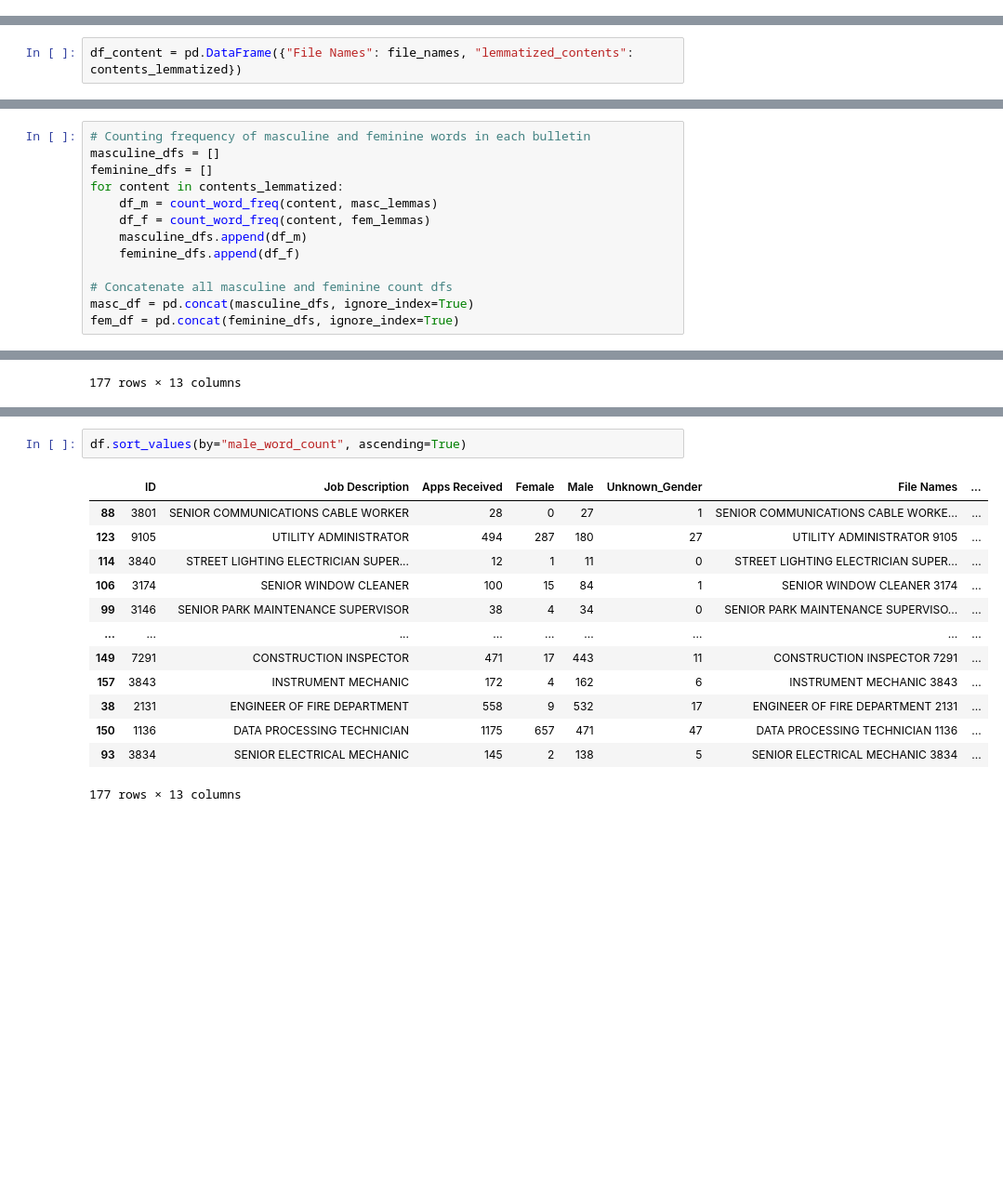
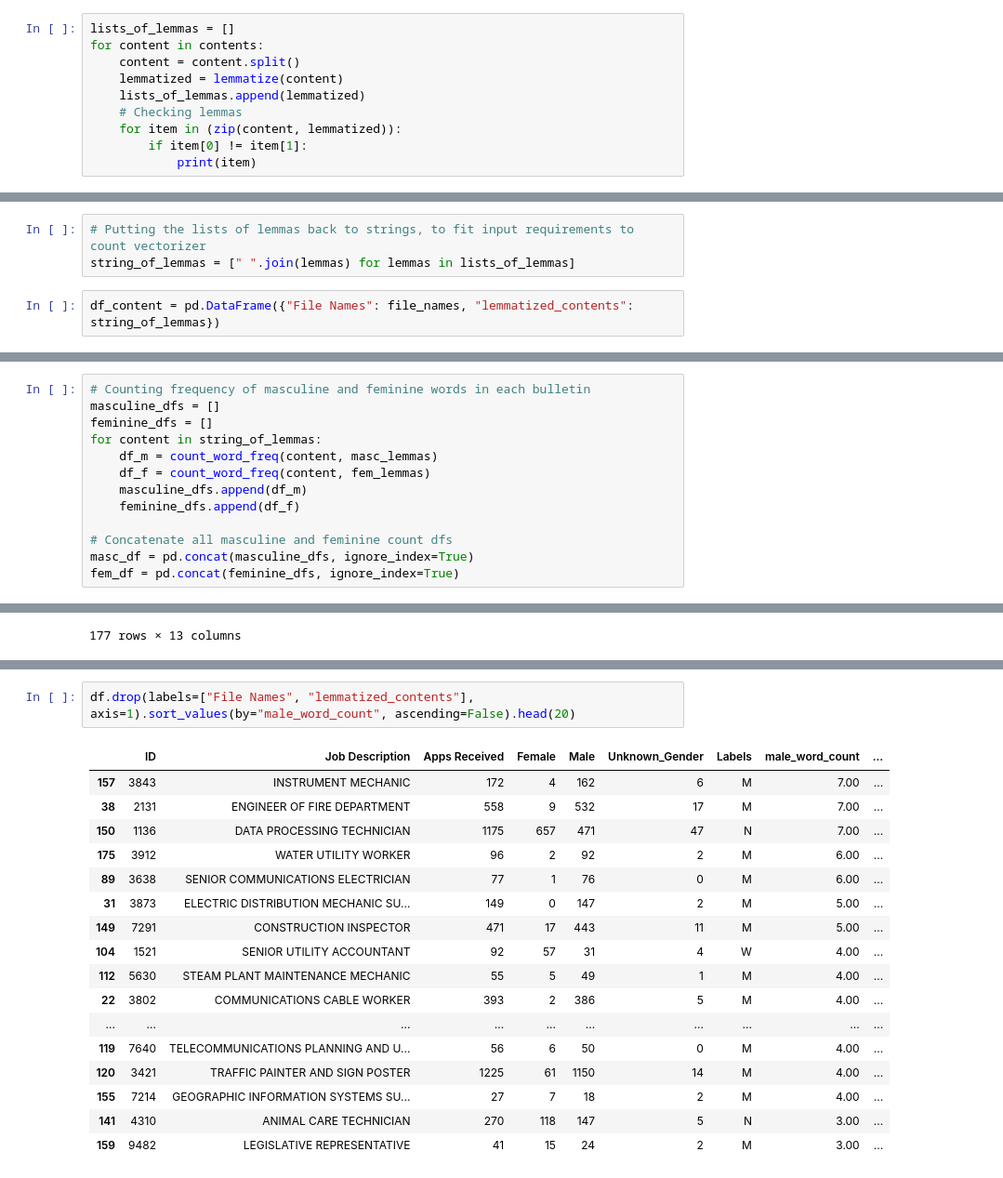
Before and after one commit to JohannaUlveklint/job_discrimination_sandbox, a Jupyter notebook: notebooks/correlation.ipynb, the cells around one changed output, grey strips where cells are left out. Shown at 93% size. Drawn from its saved outputs; the diff is of its cells as text; blank space fills up the shorter version.

```diff
--- a/notebooks/correlation.ipynb
+++ b/notebooks/correlation.ipynb
@@ -70,0 +122,10 @@ contents_lemmatized = lemmatize(contents)
+# %%
+lists_of_lemmas = []
+for content in contents:
+    content = content.split()
+    lemmatized = lemmatize(content)
+    lists_of_lemmas.append(lemmatized)
+    # Checking lemmas
+    for item in (zip(content, lemmatized)):
+        if item[0] != item[1]:
+            print(item)
@@ -71,5 +150,8 @@ contents_lemmatized = lemmatize(contents)
+# %%
+# Putting the lists of lemmas back to strings, to fit input requirements to count vectorizer
+string_of_lemmas = [" ".join(lemmas) for lemmas in lists_of_lemmas]
 # %%
-df_content = pd.DataFrame({"File Names": file_names, "lemmatized_contents": contents_lemmatized})
+df_content = pd.DataFrame({"File Names": file_names, "lemmatized_contents": string_of_lemmas})
 # %%
 df_content
 # %% [output]
@@ -90,7 +172,7 @@ df_content
 # Counting frequency of masculine and feminine words in each bulletin
 masculine_dfs = []
 feminine_dfs = []
-for content in contents_lemmatized:
+for content in string_of_lemmas:
     df_m = count_word_freq(content, masc_lemmas)
     df_f = count_word_freq(content, fem_lemmas)
     masculine_dfs.append(df_m)
@@ -290,16 +394,20 @@ df.corr(numeric_only=True)
 # %%
-df.sort_values(by="male_word_count", ascending=True)
+df.drop(labels=["File Names", "lemmatized_contents"], axis=1).sort_values(by="male_word_count", ascending=False).head(20)
 # %% [output]
-|  | ID | Job Description | Apps Received | Female | Male | Unknown_Gender | File Names | ... |
-| 88 | 3801 | SENIOR COMMUNICATIONS CABLE WORKER | 28 | 0 | 27 | 1 | SENIOR COMMUNICATIONS CABLE WORKE... | ... |
-| 123 | 9105 | UTILITY ADMINISTRATOR | 494 | 287 | 180 | 27 | UTILITY ADMINISTRATOR 9105 | ... |
-| 114 | 3840 | STREET LIGHTING ELECTRICIAN SUPER... | 12 | 1 | 11 | 0 | STREET LIGHTING ELECTRICIAN SUPER... | ... |
-| 106 | 3174 | SENIOR WINDOW CLEANER | 100 | 15 | 84 | 1 | SENIOR WINDOW CLEANER 3174 | ... |
-| 99 | 3146 | SENIOR PARK MAINTENANCE SUPERVISOR | 38 | 4 | 34 | 0 | SENIOR PARK MAINTENANCE SUPERVISO... | ... |
-| ... | ... | ... | ... | ... | ... | ... | ... | ... |
-| 149 | 7291 | CONSTRUCTION INSPECTOR | 471 | 17 | 443 | 11 | CONSTRUCTION INSPECTOR 7291 | ... |
-| 157 | 3843 | INSTRUMENT MECHANIC | 172 | 4 | 162 | 6 | INSTRUMENT MECHANIC 3843 | ... |
-| 38 | 2131 | ENGINEER OF FIRE DEPARTMENT | 558 | 9 | 532 | 17 | ENGINEER OF FIRE DEPARTMENT 2131 | ... |
-| 150 | 1136 | DATA PROCESSING TECHNICIAN | 1175 | 657 | 471 | 47 | DATA PROCESSING TECHNICIAN 1136 | ... |
-| 93 | 3834 | SENIOR ELECTRICAL MECHANIC | 145 | 2 | 138 | 5 | SENIOR ELECTRICAL MECHANIC 3834 | ... |
+|  | ID | Job Description | Apps Received | Female | Male | Unknown_Gender | Labels | male_word_count | ... |
+| 157 | 3843 | INSTRUMENT MECHANIC | 172 | 4 | 162 | 6 | M | 7.00 | ... |
+| 38 | 2131 | ENGINEER OF FIRE DEPARTMENT | 558 | 9 | 532 | 17 | M | 7.00 | ... |
+| 150 | 1136 | DATA PROCESSING TECHNICIAN | 1175 | 657 | 471 | 47 | N | 7.00 | ... |
+| 175 | 3912 | WATER UTILITY WORKER | 96 | 2 | 92 | 2 | M | 6.00 | ... |
+| 89 | 3638 | SENIOR COMMUNICATIONS ELECTRICIAN | 77 | 1 | 76 | 0 | M | 6.00 | ... |
+| 31 | 3873 | ELECTRIC DISTRIBUTION MECHANIC SU... | 149 | 0 | 147 | 2 | M | 5.00 | ... |
+| 149 | 7291 | CONSTRUCTION INSPECTOR | 471 | 17 | 443 | 11 | M | 5.00 | ... |
+| 104 | 1521 | SENIOR UTILITY ACCOUNTANT | 92 | 57 | 31 | 4 | W | 4.00 | ... |
+| 112 | 5630 | STEAM PLANT MAINTENANCE MECHANIC | 55 | 5 | 49 | 1 | M | 4.00 | ... |
+| 22 | 3802 | COMMUNICATIONS CABLE WORKER | 393 | 2 | 386 | 5 | M | 4.00 | ... |
+| ... | ... | ... | ... | ... | ... | ... | ... | ... | ... |
+| 119 | 7640 | TELECOMMUNICATIONS PLANNING AND U... | 56 | 6 | 50 | 0 | M | 4.00 | ... |
+| 120 | 3421 | TRAFFIC PAINTER AND SIGN POSTER | 1225 | 61 | 1150 | 14 | M | 4.00 | ... |
+| 155 | 7214 | GEOGRAPHIC INFORMATION SYSTEMS SU... | 27 | 7 | 18 | 2 | M | 4.00 | ... |
+| 141 | 4310 | ANIMAL CARE TECHNICIAN | 270 | 118 | 147 | 5 | N | 3.00 | ... |
+| 159 | 9482 | LEGISLATIVE REPRESENTATIVE | 41 | 15 | 24 | 2 | M | 3.00 | ... |
-177 rows × 13 columns
```
Also changed, not shown: parts of 32 cells of this notebook, 1 other file.
